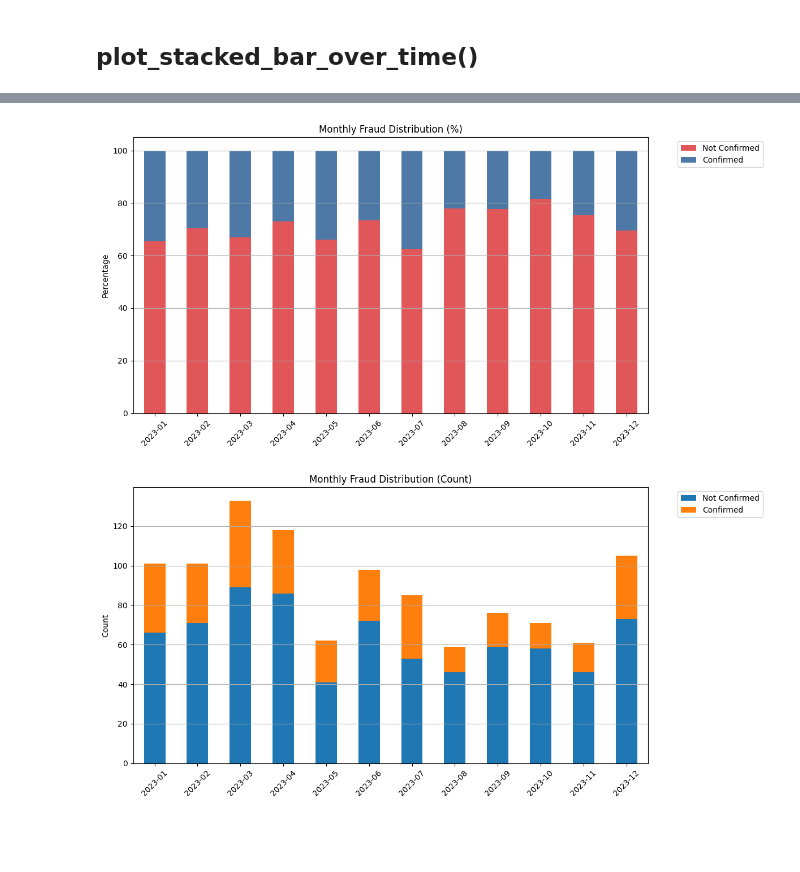
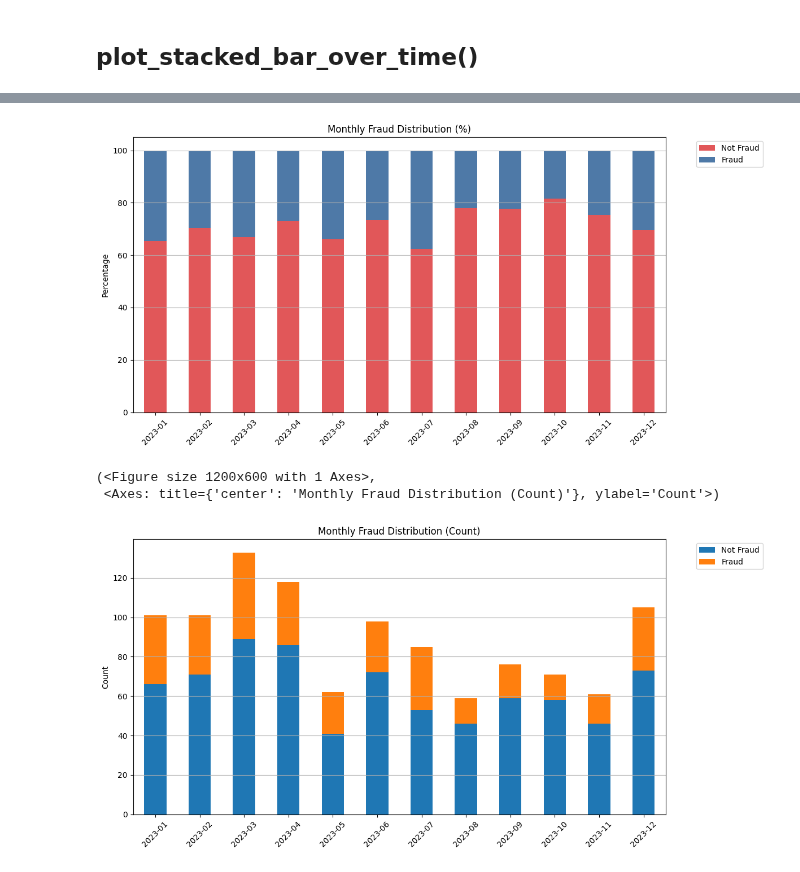
Before and after one commit to MenaWANG/mlarena, a Jupyter notebook: examples/3.utils_plot.ipynb, the cells around one changed output, grey strips where cells are left out. Saved outputs shown, nothing was run; the diff lists cells and outputs as text; code cells hidden in the pictures; blank space fills up the shorter version.

Commit message:
Doc: demo further customization of graphs

```diff
--- a/examples/3.utils_plot.ipynb
+++ b/examples/3.utils_plot.ipynb
@@ -120,7 +137,7 @@ for date in dates:
     for _ in range(n):
         data.append({
             'end_date': date,
-            'isConfirmedFraud': np.random.choice(categories, p=[0.3, 0.7])  # 30% fraud, 70% not
+            'isFraud': np.random.choice(categories, p=[0.3, 0.7])  # 30% fraud, 70% not
         })
 
 # Convert to DataFrame
@@ -138,26 +155,29 @@ print(df_synthetic.head())
 # %%
-put.plot_stacked_bar_over_time(
+fig, ax = put.plot_stacked_bar_over_time(
     data=df_synthetic,
     date_col='end_date',
-    cat_col='isConfirmedFraud',
+    cat_col='isFraud',
     is_pct=True,
-    label_dict={'Yes': 'Confirmed', 'No': 'Not Confirmed'},
+    label_dict={'Yes': 'Fraud', 'No': 'Not Fraud'},
     title='Monthly Fraud Distribution (%)',
     xlabel='',
     color_palette=['#E15759', '#4E79A7'] # CoralRed, SteelBlue
 )
+plt.show()
 # %% [output]
-[figure, old version]
+[figure, new version]
 # %%
 put.plot_stacked_bar_over_time(
     data=df_synthetic,
     date_col='end_date',
-    cat_col='isConfirmedFraud',
+    cat_col='isFraud',
     is_pct=False,
-    label_dict={'Yes': 'Confirmed', 'No': 'Not Confirmed'},
+    label_dict={'Yes': 'Fraud', 'No': 'Not Fraud'},
     title='Monthly Fraud Distribution (Count)',
     xlabel='',
     # color_palette=['#E15759', '#4E79A7']
 )
 # %% [output]
+(<Figure size 1200x600 with 1 Axes>,
+ <Axes: title={'center': 'Monthly Fraud Distribution (Count)'}, ylabel='Count'>)
-[figure, old version]
+[figure, new version]
```
Also changed, not shown: parts of 3 cells of this notebook, 1 other file.
